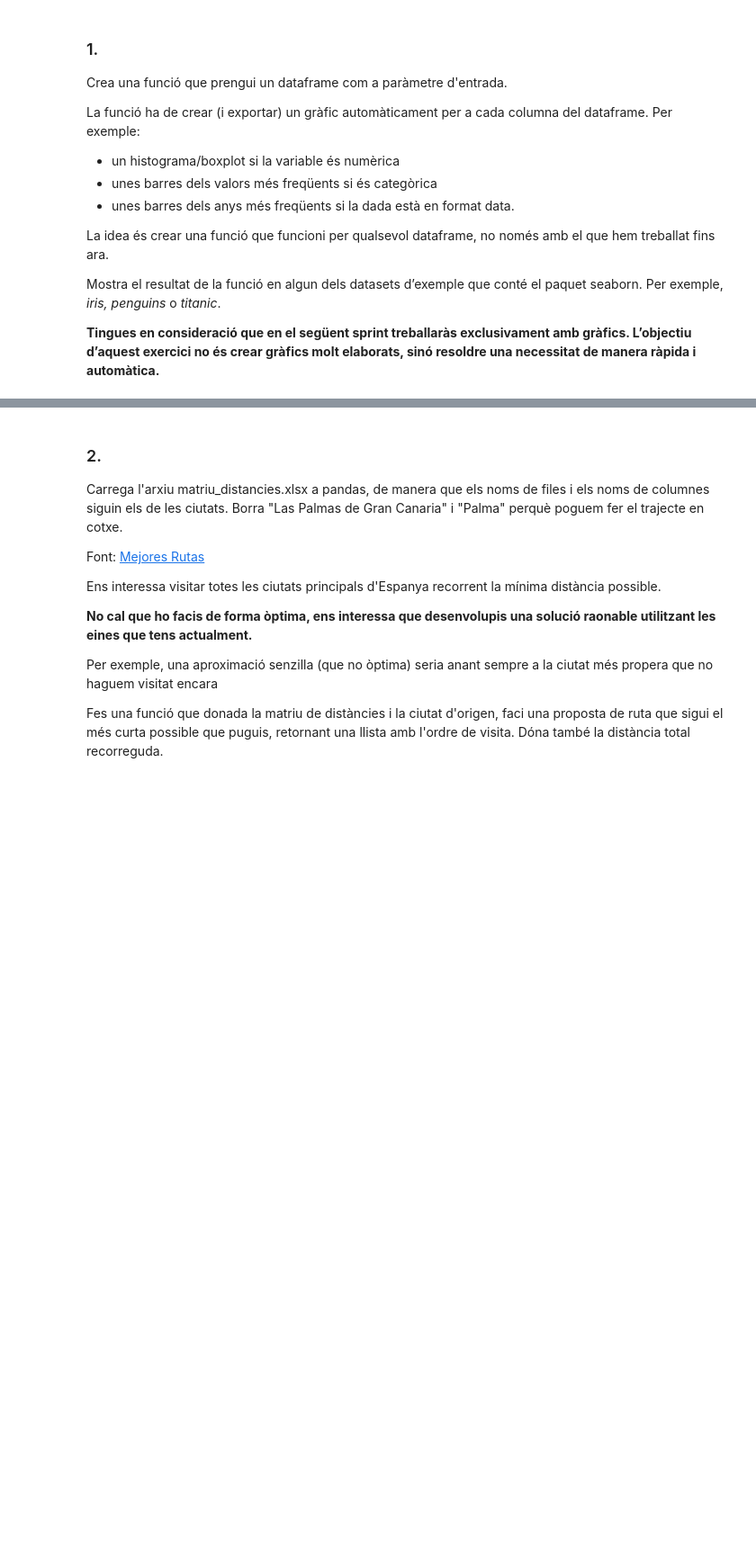
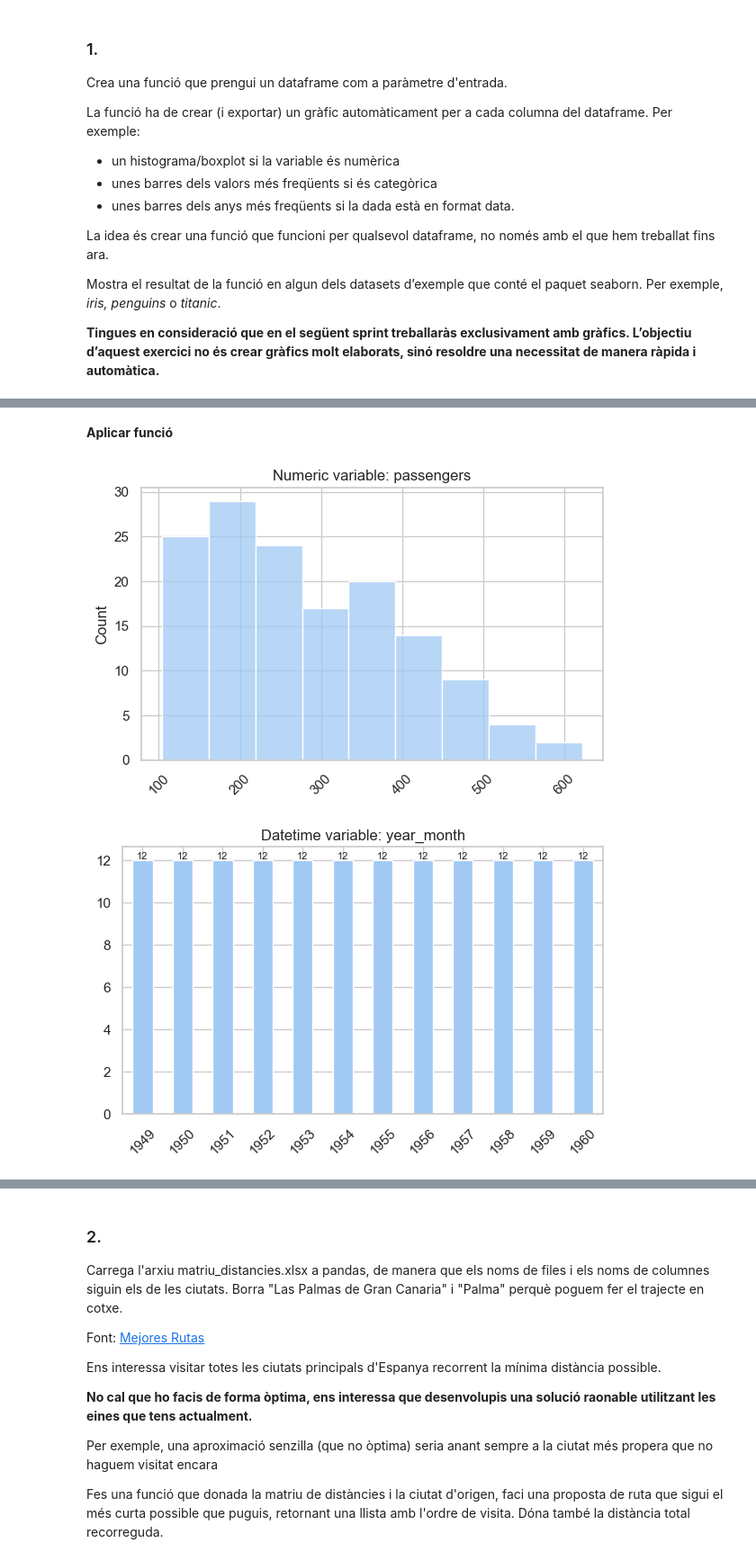
Before and after one commit to sabispb/it-academy-data-analytics, a Jupyter notebook: Sprint10_AnaliticaDadesPython/S10_PlanasBonell_Sabina.ipynb, the cells around one changed output, grey strips where cells are left out. Shown at 90% size. Saved outputs shown, nothing was run; the diff lists cells and outputs as text; code cells hidden in the pictures; blank space fills up the shorter version.

```diff
--- a/Sprint10_AnaliticaDadesPython/S10_PlanasBonell_Sabina.ipynb
+++ b/Sprint10_AnaliticaDadesPython/S10_PlanasBonell_Sabina.ipynb
@@ -648,0 +763,3 @@ Mostra el resultat de la funció en algun dels datasets d’exemple que conté e
+# %%
+df_flights = sns.load_dataset("flights")
+df_flights.head()
@@ -648,0 +788,8 @@ Mostra el resultat de la funció en algun dels datasets d’exemple que conté e
+# %%
+df_flights['year_month'] = pd.to_datetime(
+    df_flights['year'].astype(str) + '-' + df_flights['month'].astype(str),
+    format='%Y-%b'
+)
+# %%
+df_flights = df_flights.loc[0:,'passengers':'year_month']
+df_flights.head(2)
@@ -648,0 +812,7 @@ Mostra el resultat de la funció en algun dels datasets d’exemple que conté e
+# %% [markdown]
+**Aplicar funció**
+# %%
+dtypes_graph(df_flights)
+# %% [output]
+[figure, added]
+[figure, added]
```
Also changed, not shown: parts of 66 cells of this notebook, 18 other files.
